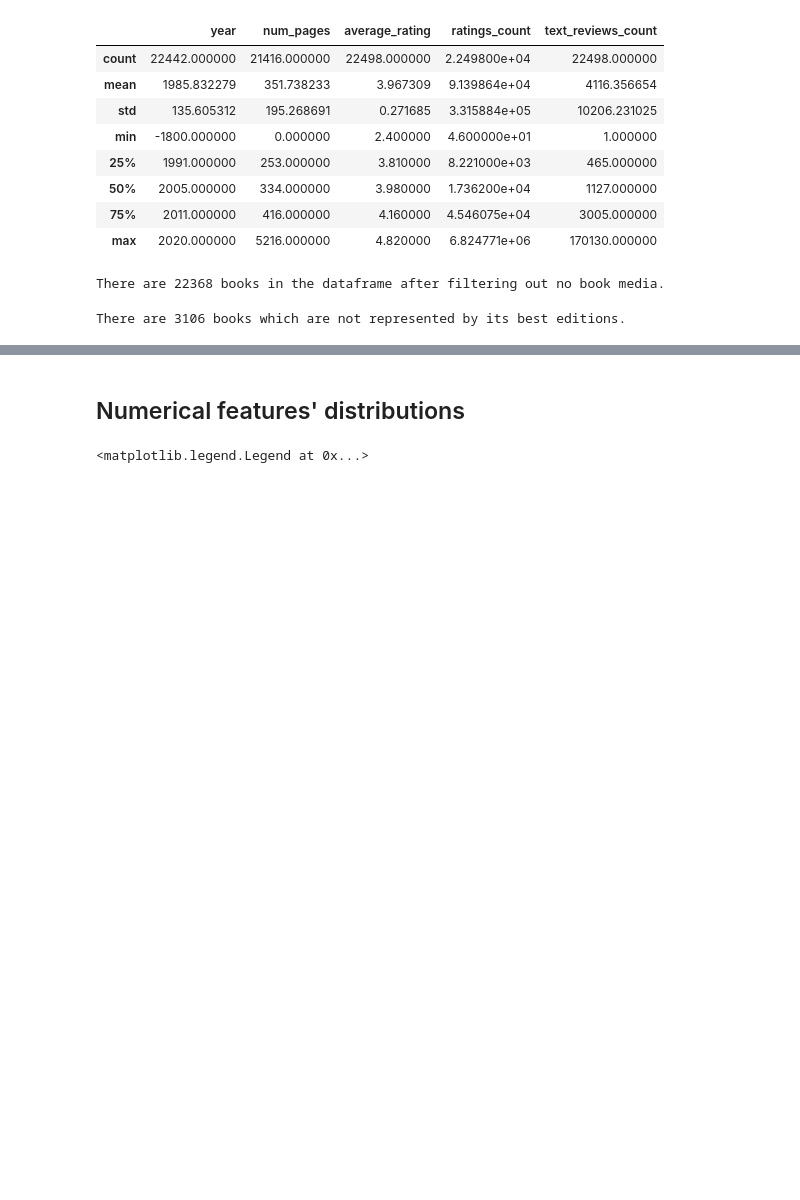
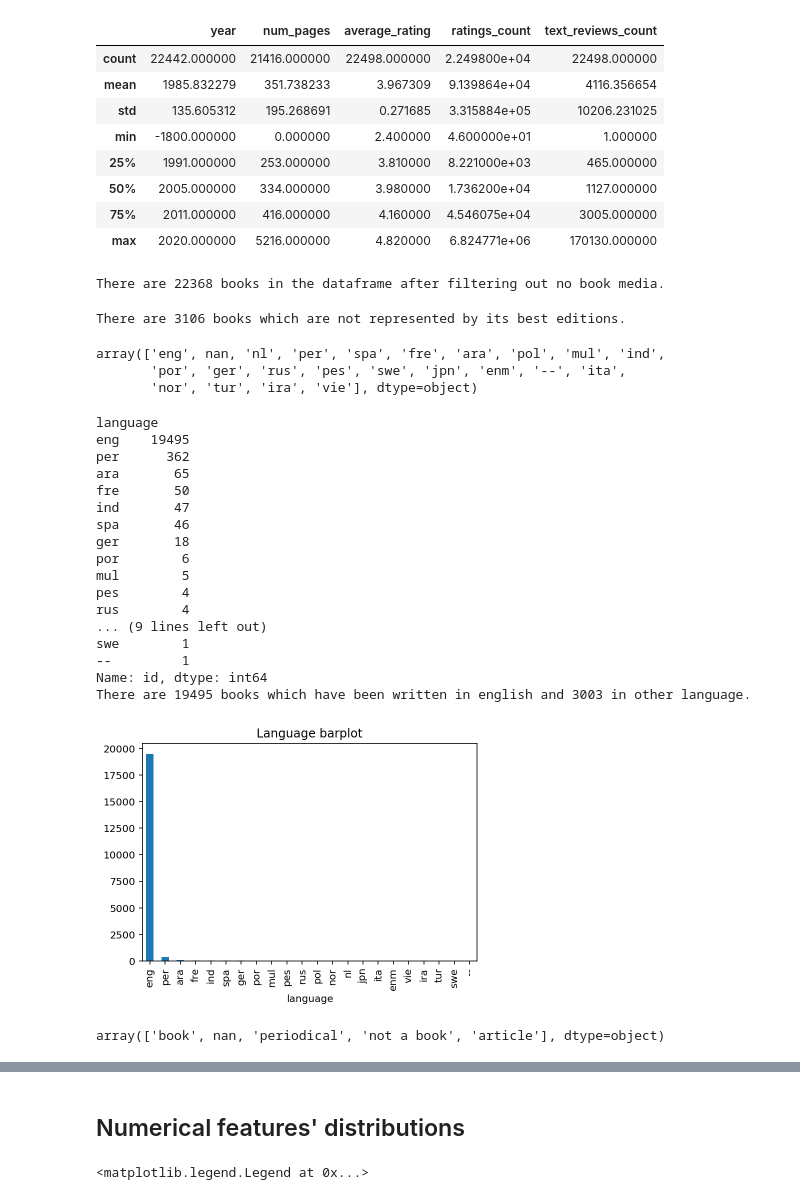
Before and after one commit to Stardust87/book-review-generator, a Jupyter notebook: modelling/Data Analysis.ipynb, the cells around one changed output, grey strips where cells are left out. Cells and saved outputs as stored; diff of their text form; code cells hidden in the pictures; blank space fills up the shorter version.

Commit message:
Add book statistics analyse

```diff
--- a/modelling/Data Analysis.ipynb
+++ b/modelling/Data Analysis.ipynb
@@ -55,3 +55,41 @@ not_best_edition_books = books_df.loc[books_df.id != books_df.best_id]
 print(f'There are {not_best_edition_books.count().id} books which are not represented by its best editions.')
 # %% [output]
 There are 3106 books which are not represented by its best editions.
+# %%
+books_df.language.unique()
+# %% [output]
+array(['eng', nan, 'nl', 'per', 'spa', 'fre', 'ara', 'pol', 'mul', 'ind',
+       'por', 'ger', 'rus', 'pes', 'swe', 'jpn', 'enm', '--', 'ita',
+       'nor', 'tur', 'ira', 'vie'], dtype=object)
+# %%
+books_df.loc[books_df.language.isin([ 'eng', 'en-US', 'en-GB',  'en-CA', 'en' ]), 'language'] = 'eng'
+languages = books_df.groupby(['language']).count().id.sort_values(ascending=False)
+print(languages)
+languages.plot.bar()
+plt.title("Language barplot")
+english_lang = books_df.loc[books_df.language == 'eng'].count().id
+not_english_lang = books_df.loc[books_df.language != 'eng'].count().id
+print(f'There are {english_lang} books which have been written in english and {not_english_lang} in other language.')
+# %% [output]
+language
+eng    19495
+per      362
+ara       65
+fre       50
+ind       47
+spa       46
+ger       18
+por        6
+mul        5
+pes        4
+rus        4
+... (9 lines left out)
+swe        1
+--         1
+Name: id, dtype: int64
+There are 19495 books which have been written in english and 3003 in other language.
+[figure, added]
+# %%
+books_df.media_type.unique()
+# %% [output]
+array(['book', nan, 'periodical', 'not a book', 'article'], dtype=object)
```
Also changed, not shown: parts of 8 cells of this notebook.
